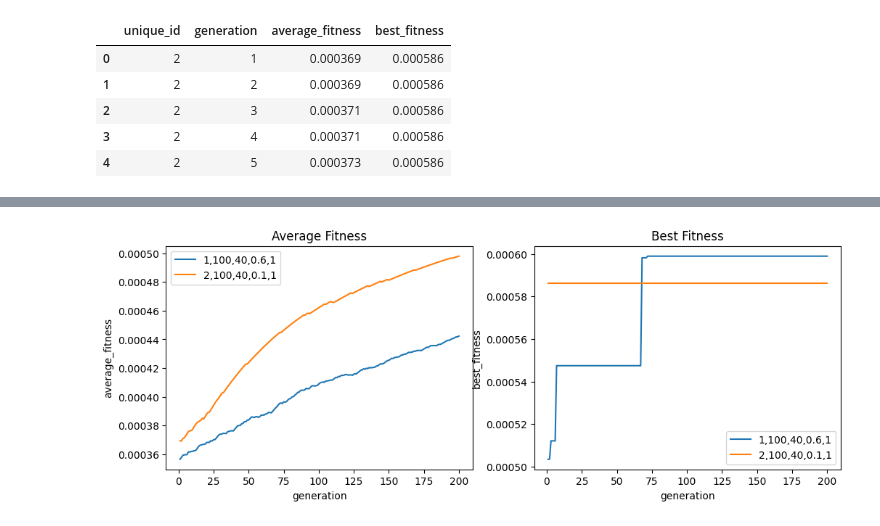
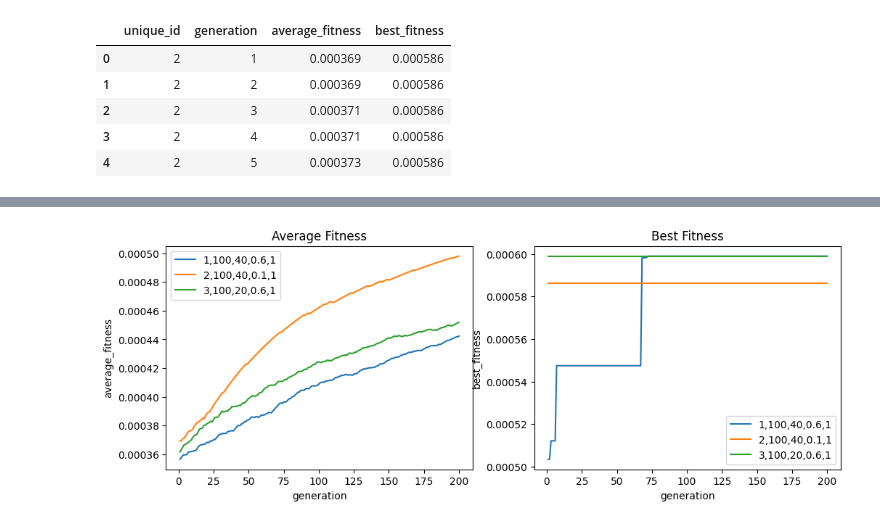
Before and after one commit to m-mathilde34/Traveling-Salesman-Analysis, a Jupyter notebook: notebooks/results_analysis.ipynb, the cells around one changed output, grey strips where cells are left out. Drawn from its saved outputs; the diff is of its cells as text; code cells hidden in the pictures.

Commit message:
Added result files + visualed results of first two files

```diff
--- a/notebooks/results_analysis.ipynb
+++ b/notebooks/results_analysis.ipynb
@@ -29,3 +29,8 @@ dataframe2.head()
 | 2 | 2 | 3 | 0.000371 | 0.000586 |
 | 3 | 2 | 4 | 0.000371 | 0.000586 |
 | 4 | 2 | 5 | 0.000373 | 0.000586 |
+# %%
+filename3 = "3_GA_SimpleCities_003_Results.csv"
+
+dataframe3 = pd.read_csv(path_to_data + filename3)
+dataframe3.head()
@@ -32,13 +44,15 @@ dataframe2.head()
 # %%
 fig, axs = plt.subplots(1, 2, figsize=(12, 4))
 
 sns.lineplot(data=dataframe, x="generation", y="average_fitness", label="1,100,40,0.6,1", ax=axs[0])
 sns.lineplot(data=dataframe, x="generation", y="best_fitness", label="1,100,40,0.6,1", ax=axs[1])
 sns.lineplot(data=dataframe2, x="generation", y="average_fitness", label="2,100,40,0.1,1", ax=axs[0])
 sns.lineplot(data=dataframe2, x="generation", y="best_fitness", label="2,100,40,0.1,1", ax=axs[1])
+sns.lineplot(data=dataframe3, x="generation", y="average_fitness", label="3,100,20,0.6,1", ax=axs[0])
+sns.lineplot(data=dataframe3, x="generation", y="best_fitness", label="3,100,20,0.6,1", ax=axs[1])
 axs[0].set_title("Average Fitness")
 axs[1].set_title("Best Fitness")
 plt.legend()
 plt.show()
 # %% [output]
-[figure, old version]
+[figure, new version]
```
Also changed, not shown: parts of 1 cell of this notebook, 4 other files.
